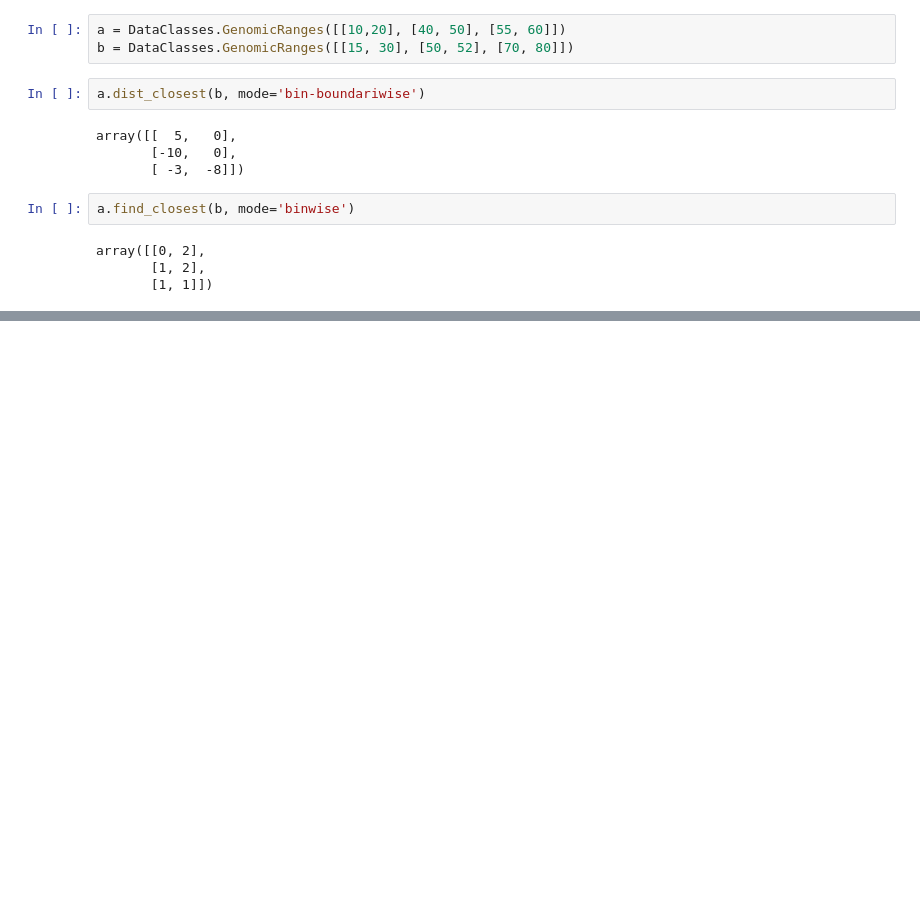
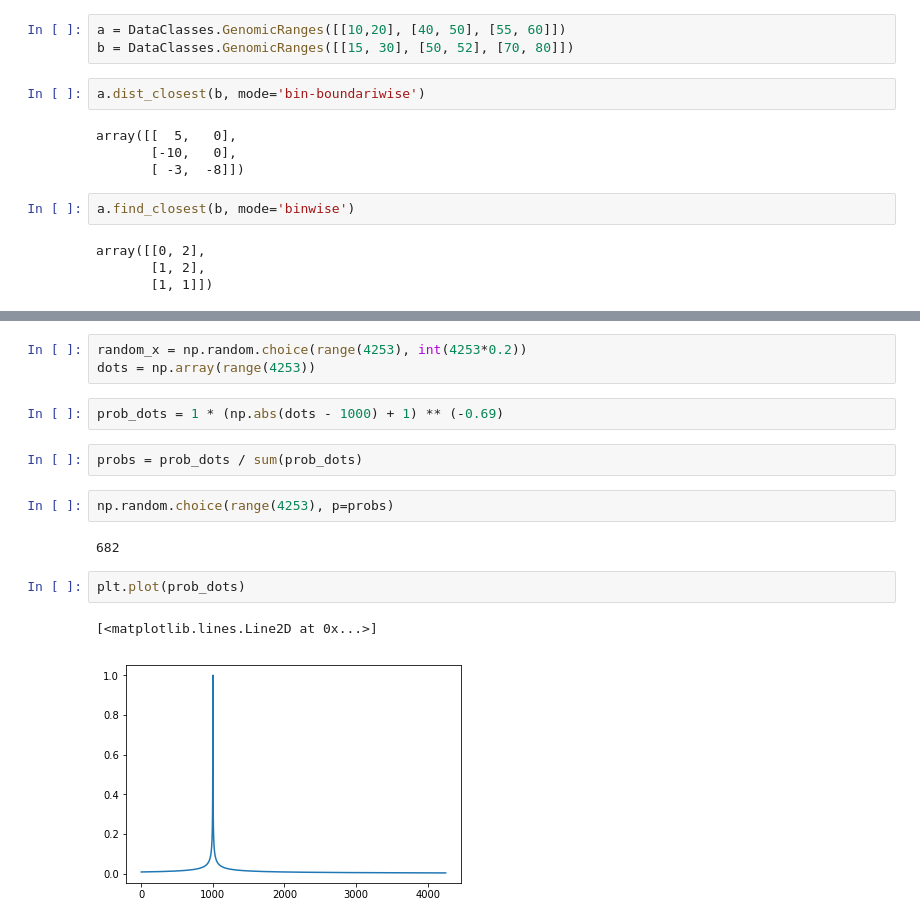
Before and after one commit to dmitrymyl/TADselect, a Jupyter notebook: examples/test.ipynb, the cells around one changed output, grey strips where cells are left out. Cells and saved outputs as stored; diff of their text form; blank space fills up the shorter version.

```diff
--- a/examples/test.ipynb
+++ b/examples/test.ipynb
@@ -1170,0 +1312,16 @@ array([[0, 2],
+# %%
+random_x = np.random.choice(range(4253), int(4253*0.2))
+dots = np.array(range(4253))
+# %%
+prob_dots = 1 * (np.abs(dots - 1000) + 1) ** (-0.69)
+# %%
+probs = prob_dots / sum(prob_dots)
+# %%
+np.random.choice(range(4253), p=probs)
+# %% [output]
+682
+# %%
+plt.plot(prob_dots)
+# %% [output]
+[<matplotlib.lines.Line2D at 0x...>]
+[figure, added]
```
Also changed, not shown: parts of 10 cells of this notebook, 1 other file.
